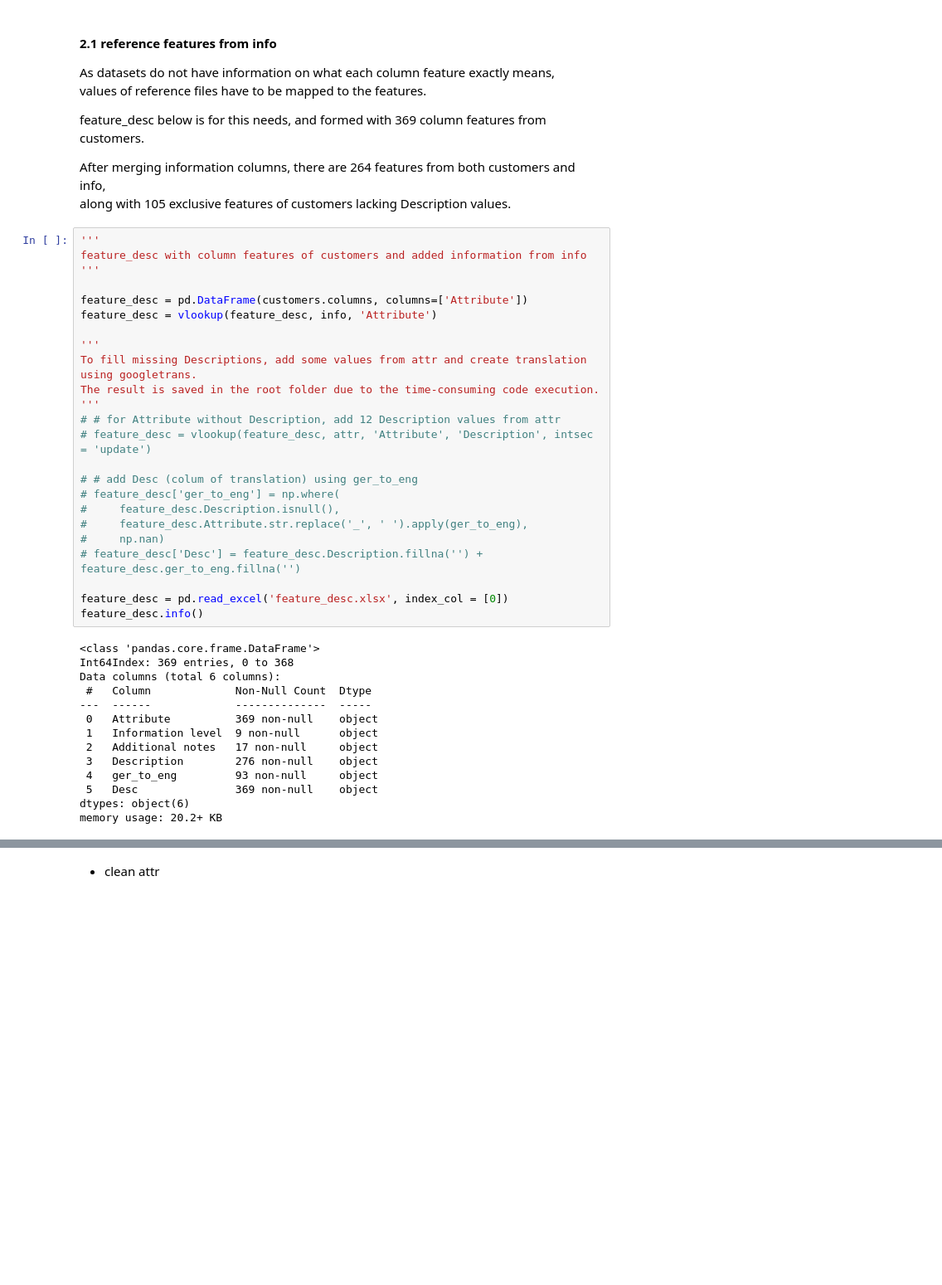
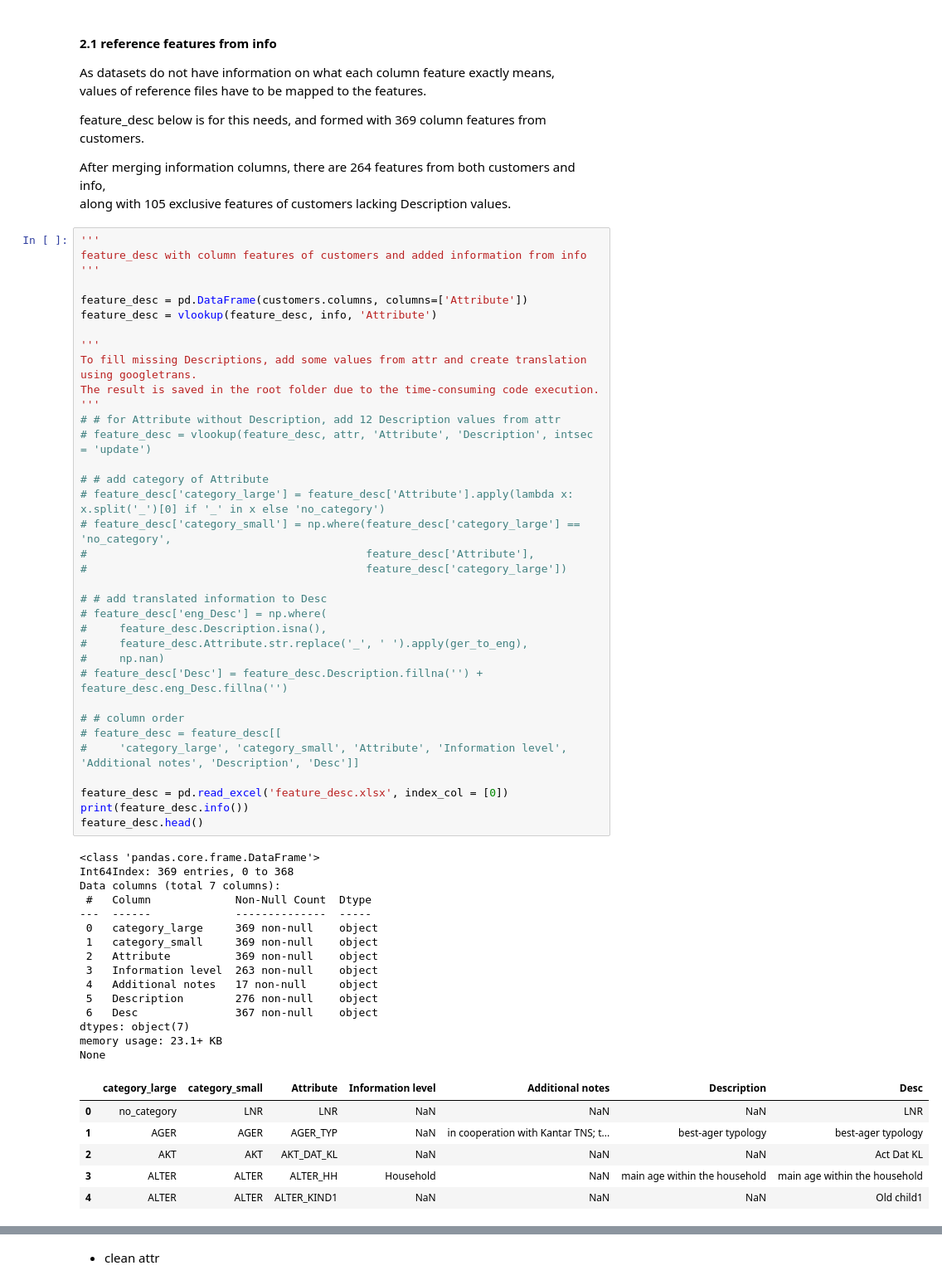
Before and after one commit to jaeyoun-chang/u_city_capstone, a Jupyter notebook: Arvato Project Workbook.ipynb, the cells around one changed output, grey strips where cells are left out. Shown at 83% size. Drawn from its saved outputs; the diff is of its cells as text; blank space fills up the shorter version.

```diff
--- a/Arvato Project Workbook.ipynb
+++ b/Arvato Project Workbook.ipynb
@@ -350,41 +352,60 @@ along with 105 exclusive features of customers lacking Description values.
 # %%
 '''
 feature_desc with column features of customers and added information from info
 '''
 
 feature_desc = pd.DataFrame(customers.columns, columns=['Attribute'])
 feature_desc = vlookup(feature_desc, info, 'Attribute')
 
 '''
 To fill missing Descriptions, add some values from attr and create translation using googletrans.
 The result is saved in the root folder due to the time-consuming code execution.
 '''
 # # for Attribute without Description, add 12 Description values from attr
 # feature_desc = vlookup(feature_desc, attr, 'Attribute', 'Description', intsec = 'update')
 
-# # add Desc (colum of translation) using ger_to_eng
-# feature_desc['ger_to_eng'] = np.where(
-#     feature_desc.Description.isnull(),
+# # add category of Attribute
+# feature_desc['category_large'] = feature_desc['Attribute'].apply(lambda x: x.split('_')[0] if '_' in x else 'no_category')
+# feature_desc['category_small'] = np.where(feature_desc['category_large'] == 'no_category',
+#                                           feature_desc['Attribute'],
+#                                           feature_desc['category_large'])
+
+# # add translated information to Desc
+# feature_desc['eng_Desc'] = np.where(
+#     feature_desc.Description.isna(),
 #     feature_desc.Attribute.str.replace('_', ' ').apply(ger_to_eng),
 #     np.nan)
-# feature_desc['Desc'] = feature_desc.Description.fillna('') + feature_desc.ger_to_eng.fillna('')
+# feature_desc['Desc'] = feature_desc.Description.fillna('') + feature_desc.eng_Desc.fillna('')
+
+# # column order
+# feature_desc = feature_desc[[
+#     'category_large', 'category_small', 'Attribute', 'Information level', 'Additional notes', 'Description', 'Desc']]
 
 feature_desc = pd.read_excel('feature_desc.xlsx', index_col = [0])
-feature_desc.info()
+print(feature_desc.info())
+feature_desc.head()
 # %% [output]
 <class 'pandas.core.frame.DataFrame'>
 Int64Index: 369 entries, 0 to 368
-Data columns (total 6 columns):
+Data columns (total 7 columns):
  #   Column             Non-Null Count  Dtype
 ---  ------             --------------  -----
- 0   Attribute          369 non-null    object
- 1   Information level  9 non-null      object
- 2   Additional notes   17 non-null     object
- 3   Description        276 non-null    object
- 4   ger_to_eng         93 non-null     object
- 5   Desc               369 non-null    object
-dtypes: object(6)
-memory usage: 20.2+ KB
+ 0   category_large     369 non-null    object
+ 1   category_small     369 non-null    object
+ 2   Attribute          369 non-null    object
+ 3   Information level  263 non-null    object
+ 4   Additional notes   17 non-null     object
+ 5   Description        276 non-null    object
+ 6   Desc               367 non-null    object
+dtypes: object(7)
+memory usage: 23.1+ KB
+None
+|  | category_large | category_small | Attribute | Information level | Additional notes | Description | Desc |
+| 0 | no_category | LNR | LNR | NaN | NaN | NaN | LNR |
+| 1 | AGER | AGER | AGER_TYP | NaN | in cooperation with Kantar TNS; t... | best-ager typology | best-ager typology |
+| 2 | AKT | AKT | AKT_DAT_KL | NaN | NaN | NaN | Act Dat KL |
+| 3 | ALTER | ALTER | ALTER_HH | Household | NaN | main age within the household | main age within the household |
+| 4 | ALTER | ALTER | ALTER_KIND1 | NaN | NaN | NaN | Old child1 |
 # %% [markdown]
 #### 2.2 feature alignment
 
```
Also changed, not shown: parts of 92 cells of this notebook, 3 other files.
